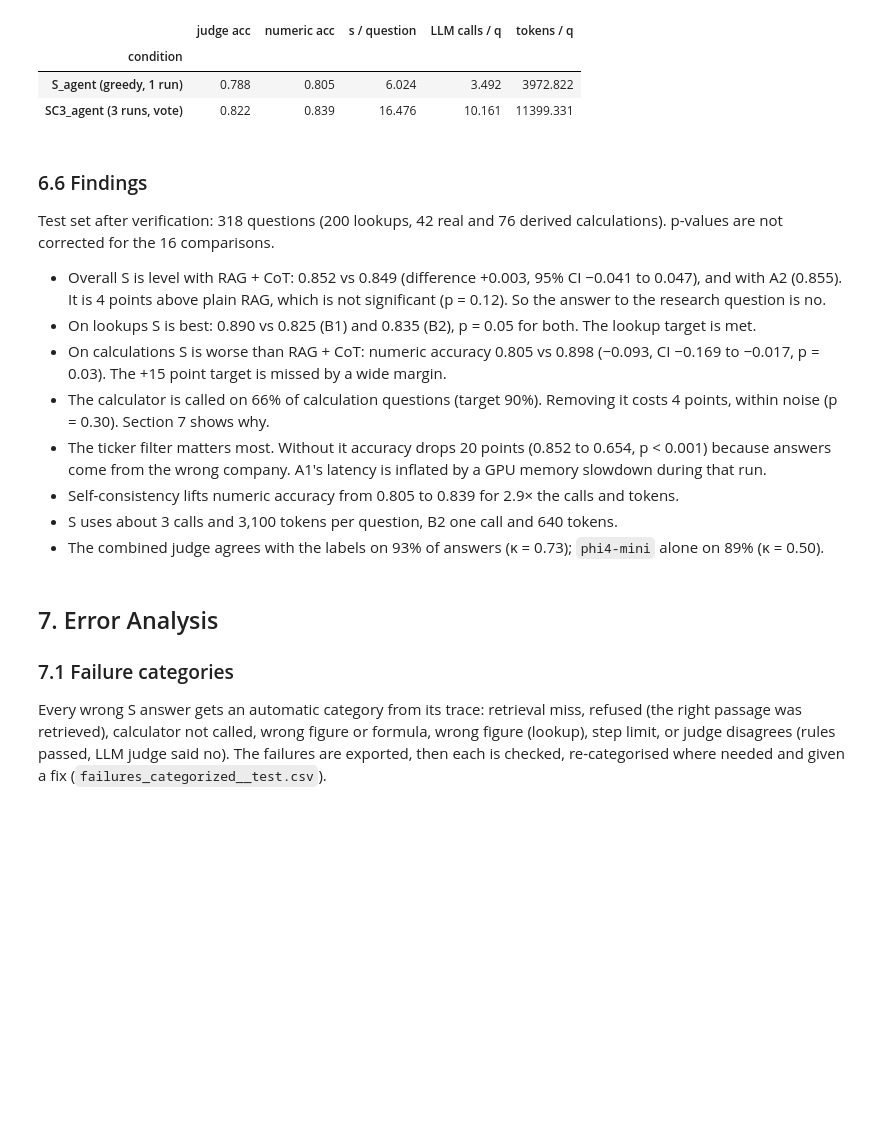
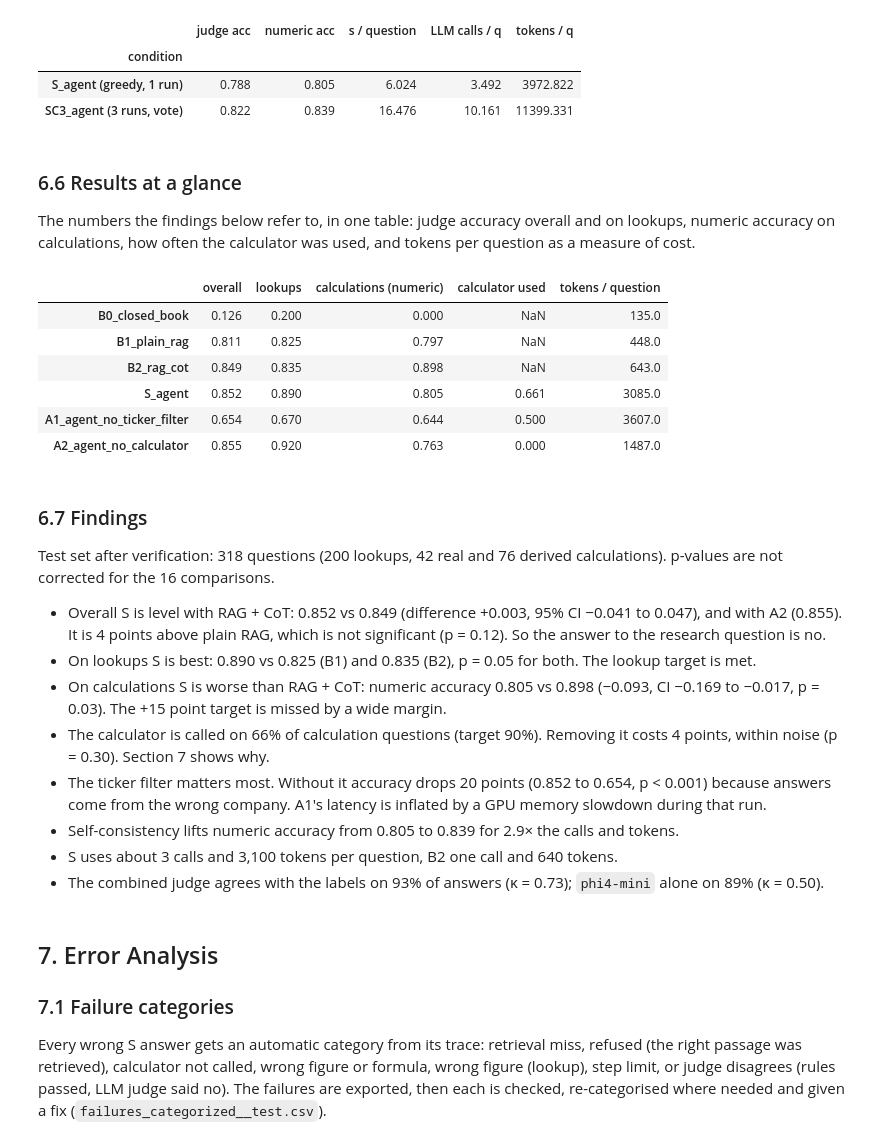
Before and after one commit to vyom-nikhra/p03_10k_analyst, a Jupyter notebook: P03_Financial_10K_Analyst.ipynb, the cells around one changed output. Cells and saved outputs as stored; diff of their text form; code cells hidden in the pictures; blank space fills up the shorter version.

Commit message:
Contribution table; demo shows answer vs gold and a spare question; results-at-a-glance table

```diff
--- a/P03_Financial_10K_Analyst.ipynb
+++ b/P03_Financial_10K_Analyst.ipynb
@@ -1805,8 +1805,30 @@ display(sc_table.set_index("condition").round(3))
 | condition |  |  |  |  |  |
 | S_agent (greedy, 1 run) | 0.788 | 0.805 | 6.024 | 3.492 | 3972.822 |
 | SC3_agent (3 runs, vote) | 0.822 | 0.839 | 16.476 | 10.161 | 11399.331 |
+# %% [markdown]
+### 6.6 Results at a glance
+
+The numbers the findings below refer to, in one table: judge accuracy overall and on lookups, numeric accuracy on calculations, how often the calculator was used, and tokens per question as a measure of cost.
+# %%
+look_acc = {n: scored[n].loc[~scored[n].qtype.isin(CALC_TYPES), "judge_ok"].astype(float).mean() for n in results.index}
+glance = pd.DataFrame({
+    "overall": results["judge acc"],
+    "lookups": pd.Series(look_acc),
+    "calculations (numeric)": results["numeric acc (calc)"],
+    "calculator used": results["calculator used (calc)"],
+    "tokens / question": results["tokens / q"].round(0),
+})
+display(glance.round(3))
+# %% [output]
+|  | overall | lookups | calculations (numeric) | calculator used | tokens / question |
+| B0_closed_book | 0.126 | 0.200 | 0.000 | NaN | 135.0 |
+| B1_plain_rag | 0.811 | 0.825 | 0.797 | NaN | 448.0 |
+| B2_rag_cot | 0.849 | 0.835 | 0.898 | NaN | 643.0 |
+| S_agent | 0.852 | 0.890 | 0.805 | 0.661 | 3085.0 |
+| A1_agent_no_ticker_filter | 0.654 | 0.670 | 0.644 | 0.500 | 3607.0 |
+| A2_agent_no_calculator | 0.855 | 0.920 | 0.763 | 0.000 | 1487.0 |
 # %% [markdown]
-### 6.6 Findings
+### 6.7 Findings
 
 Test set after verification: 318 questions (200 lookups, 42 real and 76 derived calculations). p-values are not corrected for the 16 comparisons.
 
```
Also changed, not shown: parts of 9 cells of this notebook, 1 other file.
